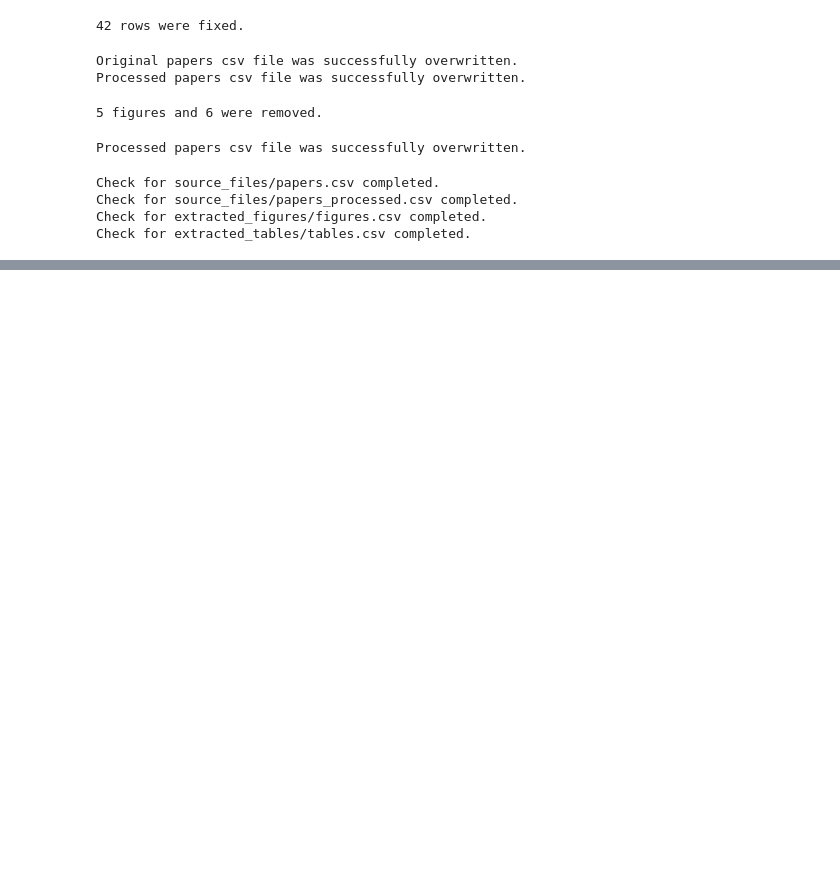
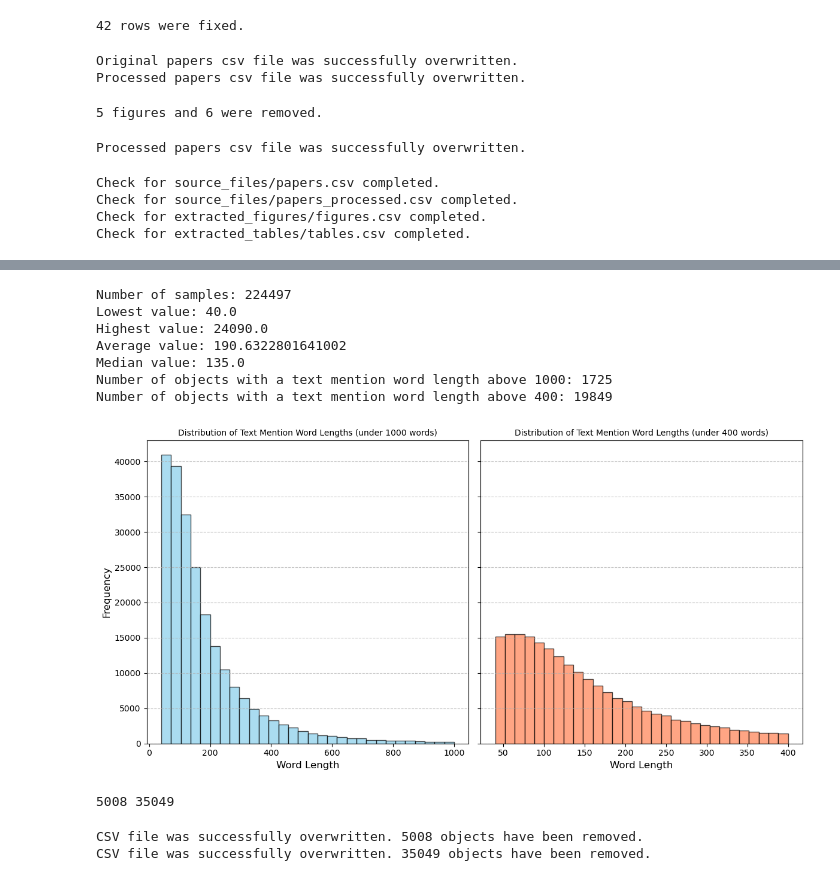
Before and after one commit to fuubian/Masterthesis_Code, a Jupyter notebook: dataset/data_cleaning.ipynb, the cells around one changed output, grey strips where cells are left out. Drawn from its saved outputs; the diff is of its cells as text; code cells hidden in the pictures; blank space fills up the shorter version.

```diff
--- a/dataset/data_cleaning.ipynb
+++ b/dataset/data_cleaning.ipynb
@@ -182,0 +331,65 @@ Check for extracted_tables/tables.csv completed.
+# %%
+analyze_text_mentions(figure_metadata_file)
+# %% [output]
+Number of samples: 224497
+Lowest value: 40.0
+Highest value: 24090.0
+Average value: 190.6322801641002
+Median value: 135.0
+Number of objects with a text mention word length above 1000: 1725
+Number of objects with a text mention word length above 400: 19849
+[figure, added]
+# %%
+def check_word_length(file_path, threshold):
+    corrupted_objects = []
+    with open(file_path, "r", newline='', encoding='utf-8') as csv_file:
+        spamreader = csv.reader(csv_file, delimiter=';', quotechar='|', quoting=csv.QUOTE_MINIMAL)
+        for row in spamreader:
+            if len(row) == 5:
+                if len(row[-1].split()) > threshold:
+                    corrupted_objects.append(row[0])
+            else:
+                raise ValueError(f"Unexpected row length for {row[0]}.")
+    return corrupted_objects
+
+WORD_MAX_THRESHOLD = 300
+corrupted_tables = check_word_length(table_metadata_file, WORD_MAX_THRESHOLD)
+corrupted_figures = check_word_length(figure_metadata_file, WORD_MAX_THRESHOLD)
+
+print(len(corrupted_tables), len(corrupted_figures))
+# %% [output]
+5008 35049
+# %%
+def remove_objects(file_path, obj_list, table=True):
+    with open(file_path, "r", newline='', encoding='utf-8') as input_file:
+        with open("tmp.csv", "w", newline='', encoding='utf-8') as output_file:
+            csv_reader = csv.reader(input_file, delimiter=';', quotechar='|', quoting=csv.QUOTE_MINIMAL)
+            csv_writer = csv.writer(output_file, delimiter=';', quotechar='|', quoting=csv.QUOTE_MINIMAL)
+
+            counter = 0
+            for row in csv_reader:
+                if row[0] in obj_list: # Delete object
+                    counter += 1
+                    if table:
+                        if os.path.isfile(table_code_dir + row[0] + ".tex"):
+                            os.remove(table_code_dir + row[0] + ".tex")
+                        if os.path.isfile(table_images_dir + row[0] + ".png"):
+                            os.remove(table_images_dir + row[0] + ".png")
+                    else:
+                        for ext in [".png", ".jpg", ".jpeg"]:
+                            if os.path.isfile(figure_output_dir + row[0] + ext):
+                                os.remove(figure_output_dir + row[0] + ext)
+                                break
+                else:
+                    csv_writer.writerow(row)
+
+    # Replace old csv file with new csv file
+    os.replace("tmp.csv", file_path)
+
+    print(f"CSV file was successfully overwritten. {counter} objects have been removed.")
+
+remove_objects(table_metadata_file, corrupted_tables)
+remove_objects(figure_metadata_file, corrupted_figures, False)
+# %% [output]
+CSV file was successfully overwritten. 5008 objects have been removed.
+CSV file was successfully overwritten. 35049 objects have been removed.
```
Also changed, not shown: parts of 11 cells of this notebook, 3 other files.
